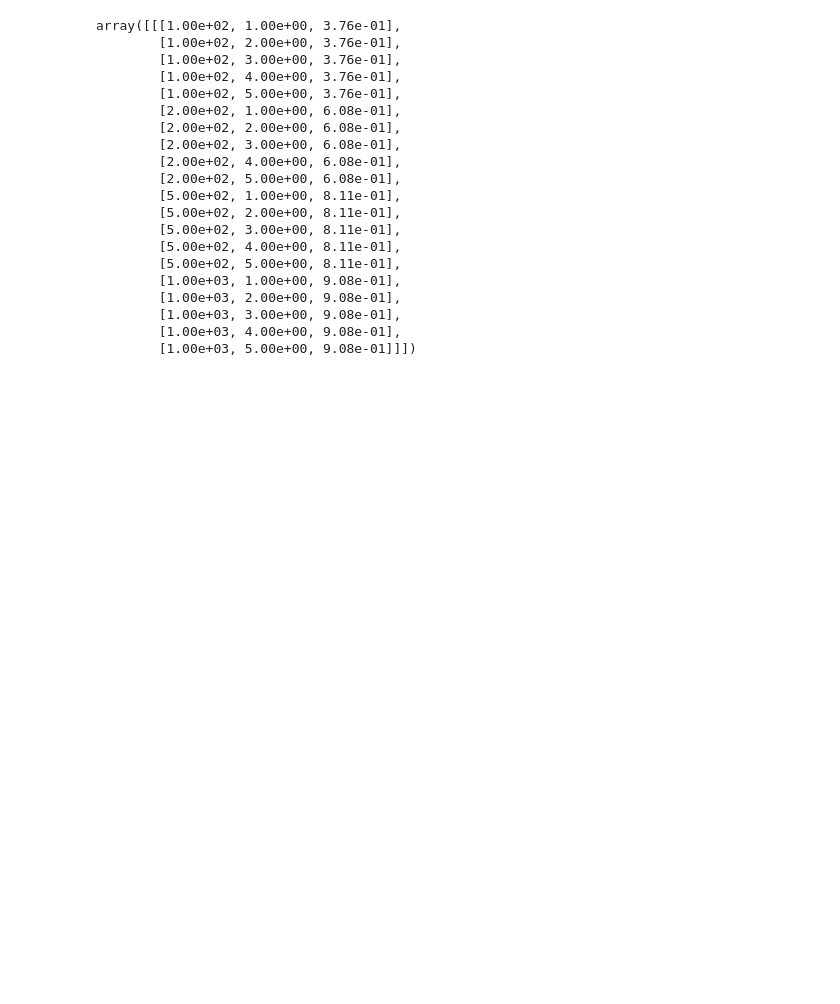
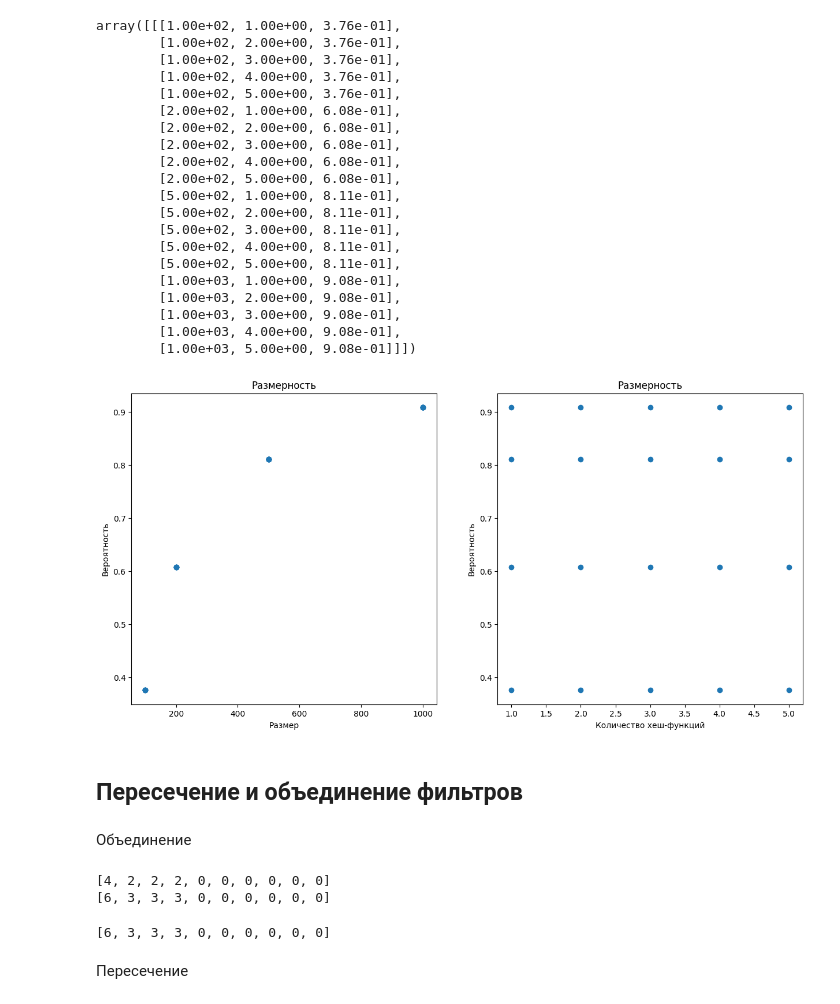
Before and after one commit to TulupovKirill/Praktikum_6, a Jupyter notebook: Lab1/Task2.ipynb, the cells around one changed output. Cells and saved outputs as stored; diff of their text form; code cells hidden in the pictures; blank space fills up the shorter version.

```diff
--- a/Lab1/Task2.ipynb
+++ b/Lab1/Task2.ipynb
@@ -3,9 +8,6 @@
 # %% [markdown]
 ## 1. Реализация Фильтра Блума
 # %%
-import hashlib
-import math
-
 class CountingBloomFilter:
     def __init__(self, size, num_hashes):
         self.size = size
@@ -24,23 +26,15 @@ class CountingBloomFilter:
             if self.buckets[hash_value] > 0:
                 self.buckets[hash_value] -= 1
 
-    def contains(self, item):
+    def check(self, item):
         return all(self.buckets[hash_value] > 0 for hash_value in self._hashes(item))
 # %% [markdown]
 ## 2. Определение ложноположительных результатов
 # %%
-def test_false_positive_rate(bloom_filter, num_tests, num_elements):
+def test_false_positive_rate(bloom_filter: CountingBloomFilter, num_tests):
     false_positives = 0
     for i in range(num_tests):
         test_item = f"test_{i}"
-        if not bloom_filter.contains(test_item):
+        if not bloom_filter.check(test_item):
             false_positives += 1
     return false_positives / num_tests
-
-# Пример использования
-bloom_filter = CountingBloomFilter(size=1000, num_hashes=5)
-for i in range(100):
-    bloom_filter.add(f"item_{i}")
-
-false_positive_rate = test_false_positive_rate(bloom_filter, 1000, 100)
-print(f"False positive rate: {false_positive_rate:.2%}")
@@ -48,0 +55,6 @@ False positive rate: 90.80%
+# %%
+for i in range(20):
+    bloom_filter.remove(f"item_{i}")
+
+false_positive_rate = test_false_positive_rate(bloom_filter, 100)
+print(f"False positive rate: {false_positive_rate:.2%}")
@@ -49,10 +63,6 @@ False positive rate: 90.80%
 # %% [markdown]
 ## 3. Оценка зависимости реализации от гиперпараметров
 # %%
-import matplotlib.pyplot as plt
-import pandas as pd
-import numpy as np
-
 sizes = [100, 200, 500, 1000]
 num_hashes = [1, 2, 3, 4, 5]
 results = []
@@ -62,7 +72,7 @@ for size in sizes:
         bloom_filter = CountingBloomFilter(size=size, num_hashes=num_hash)
         for i in range(100):
             bloom_filter.add(f"item_{i}")
-        false_positive_rate = test_false_positive_rate(bloom_filter, 1000, 100)
+        false_positive_rate = test_false_positive_rate(bloom_filter, 1000)
         results.append((size, num_hash, false_positive_rate))
 
 results = np.array([results])
@@ -88,3 +98,20 @@ array([[[1.00e+02, 1.00e+00, 3.76e-01],
         [1.00e+03, 3.00e+00, 9.08e-01],
         [1.00e+03, 4.00e+00, 9.08e-01],
         [1.00e+03, 5.00e+00, 9.08e-01]]])
+# %%
+plt.figure(figsize=(15, 7))
+plt.subplot(1, 2, 1)
+plt.title("Размерность")
+plt.scatter(results[:, :, 0], results[:, :, 2])
+plt.xlabel("Размер")
+plt.ylabel("Вероятность")
+plt.subplot(1, 2, 2)
+plt.title("Размерность")
+plt.scatter(results[:, :, 1], results[:, :, 2])
+plt.xlabel("Количество хеш-функций")
+plt.ylabel("Вероятность")
+plt.show()
+# %% [output]
+[figure, added]
+# %% [markdown]
+## Пересечение и объединение фильтров
@@ -90,0 +132,20 @@ array([[[1.00e+02, 1.00e+00, 3.76e-01],
+# %% [markdown]
+Объединение
+# %%
+filter1 = CountingBloomFilter(size=10, num_hashes=2)
+filter2 = CountingBloomFilter(size=10, num_hashes=3)
+
+for i in range(5):
+    filter1.add(f"{i}")
+    filter2.add(f"{i}")
+
+new_filter = union(filter1, filter2)
+print(filter1.buckets)
+print(filter2.buckets)
+new_filter.buckets
+# %% [output]
+[4, 2, 2, 2, 0, 0, 0, 0, 0, 0]
+[6, 3, 3, 3, 0, 0, 0, 0, 0, 0]
+[6, 3, 3, 3, 0, 0, 0, 0, 0, 0]
+# %% [markdown]
+Пересечение
```
Also changed, not shown: parts of 9 cells of this notebook, 1 other file.
